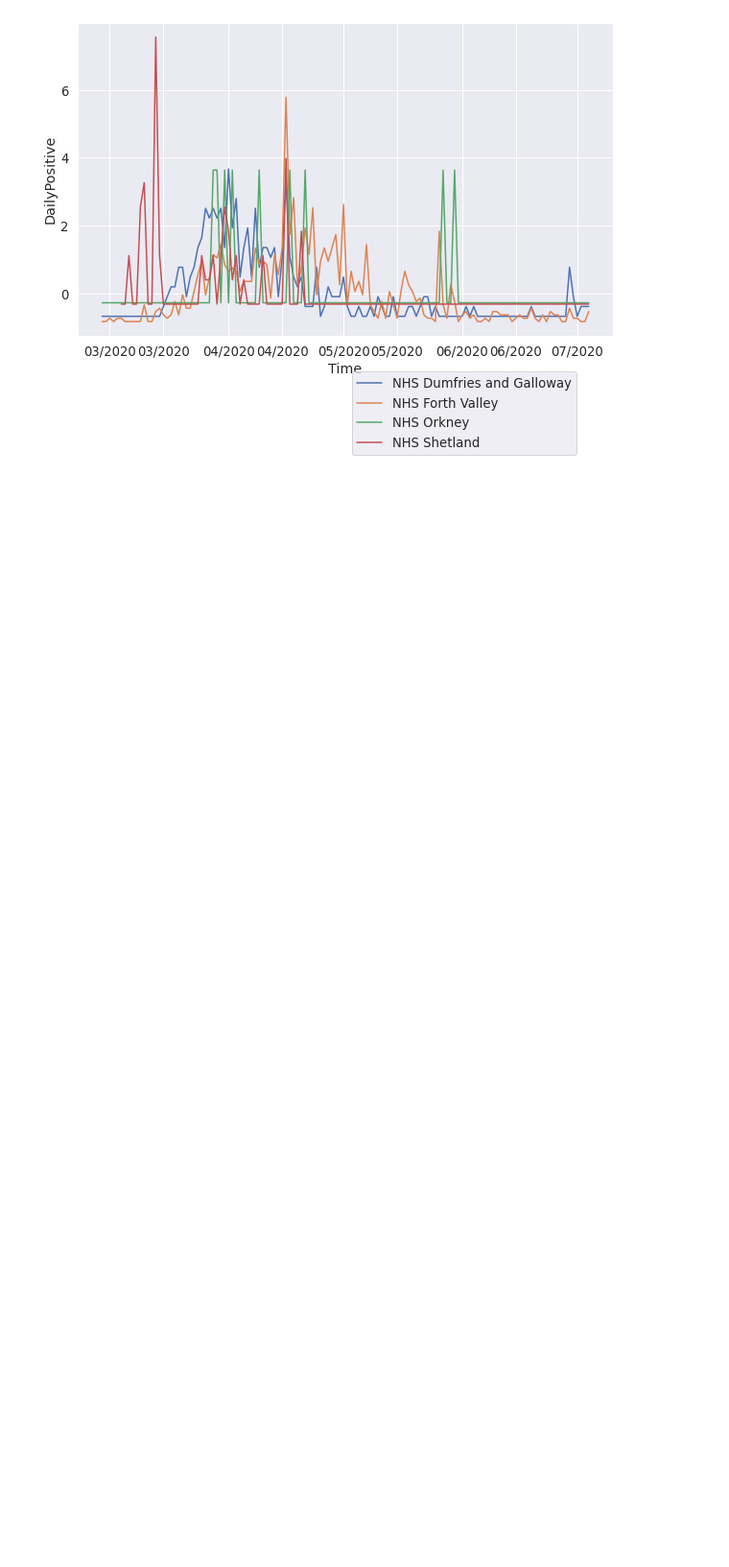
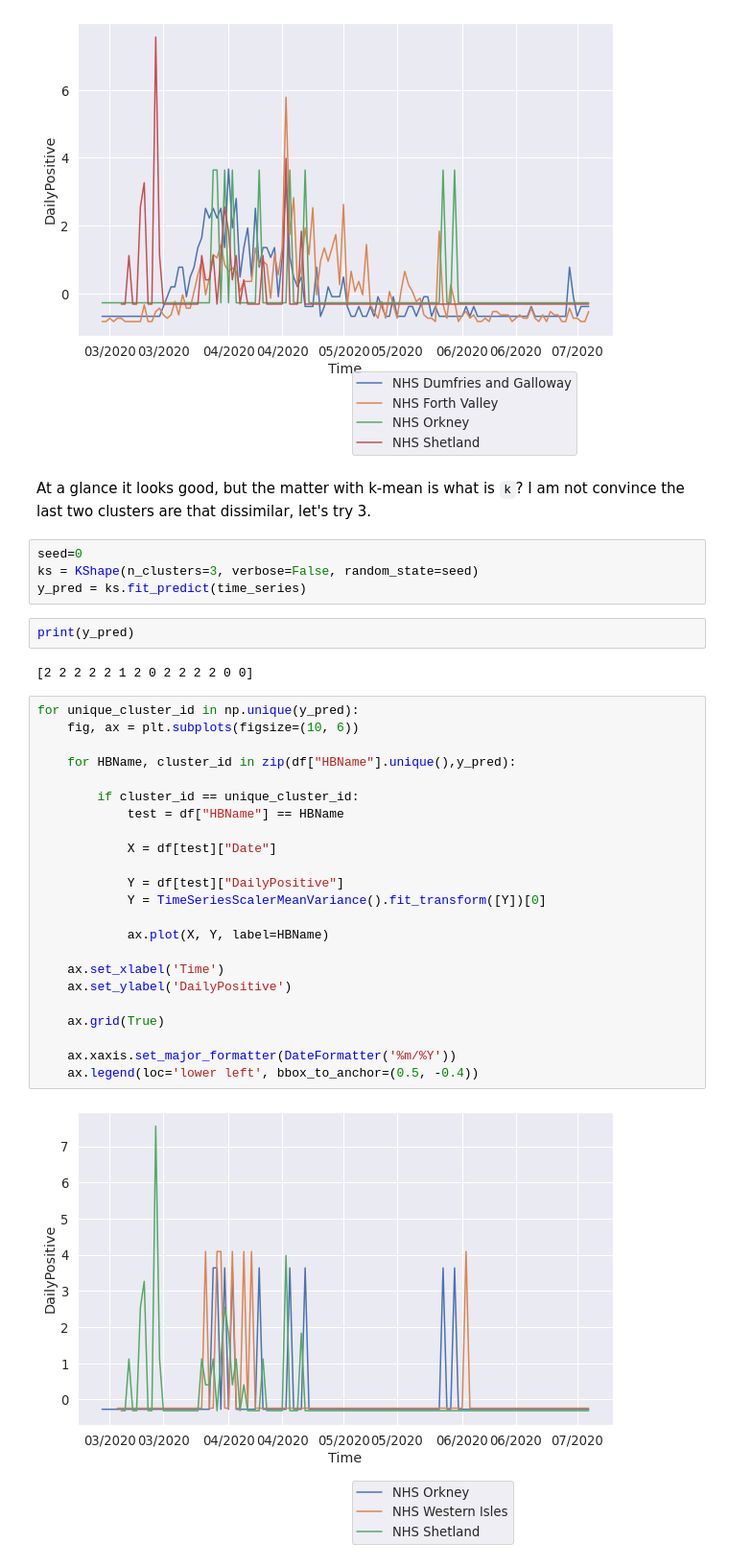
Before and after one commit to ScottishCovidResponse/scrc-vis-analytical, a Jupyter notebook: CorrelationMetrics/correlation_and_clustering.ipynb, the cells around one changed output. Shown at 96% size. Drawn from its saved outputs; the diff is of its cells as text; blank space fills up the shorter version.

```diff
--- a/CorrelationMetrics/correlation_and_clustering.ipynb
+++ b/CorrelationMetrics/correlation_and_clustering.ipynb
@@ -596,3 +590,38 @@ for unique_cluster_id in np.unique(y_pred):
 [figure]
 [figure]
 [figure]
+# %% [markdown]
+At a glance it looks good, but the matter with k-mean is what is `k`? I am not convince the last two clusters are that dissimilar, let's try 3.
+# %%
+seed=0
+ks = KShape(n_clusters=3, verbose=False, random_state=seed)
+y_pred = ks.fit_predict(time_series)
+# %%
+print(y_pred)
+# %% [output]
+[2 2 2 2 2 1 2 0 2 2 2 2 0 0]
+# %%
+for unique_cluster_id in np.unique(y_pred):
+    fig, ax = plt.subplots(figsize=(10, 6))
+
+    for HBName, cluster_id in zip(df["HBName"].unique(),y_pred):
+
+        if cluster_id == unique_cluster_id:
+            test = df["HBName"] == HBName
+
+            X = df[test]["Date"]
+
+            Y = df[test]["DailyPositive"]
+            Y = TimeSeriesScalerMeanVariance().fit_transform([Y])[0]
+
+            ax.plot(X, Y, label=HBName)
+
+    ax.set_xlabel('Time')
+    ax.set_ylabel('DailyPositive')
+
+    ax.grid(True)
+
+    ax.xaxis.set_major_formatter(DateFormatter('%m/%Y'))
+    ax.legend(loc='lower left', bbox_to_anchor=(0.5, -0.4))
+# %% [output]
+[figure, added]
```
Also changed, not shown: parts of 9 cells of this notebook.
